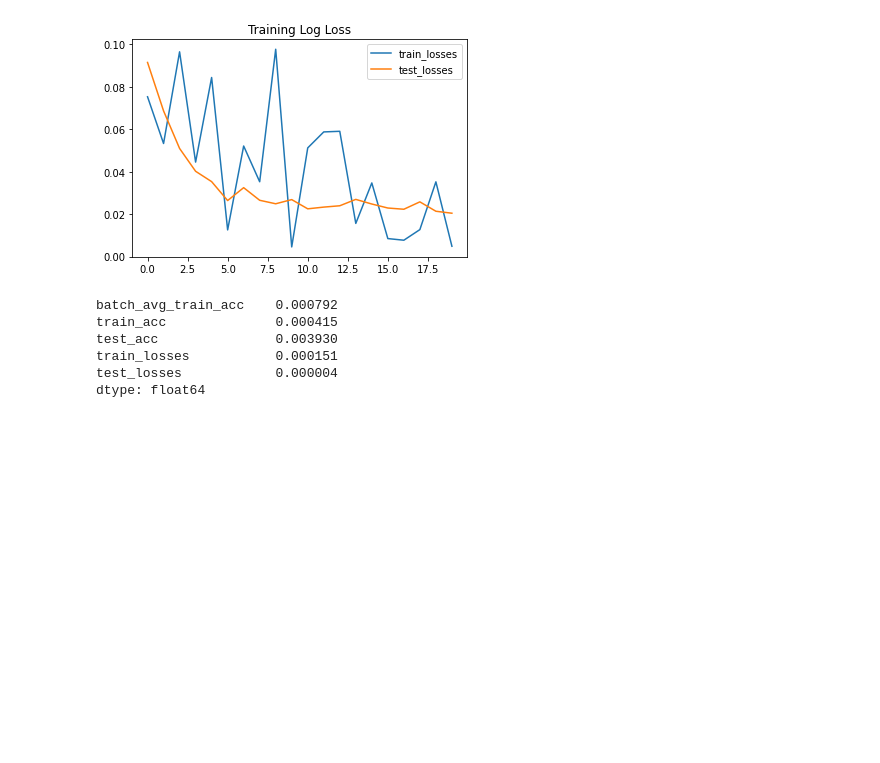
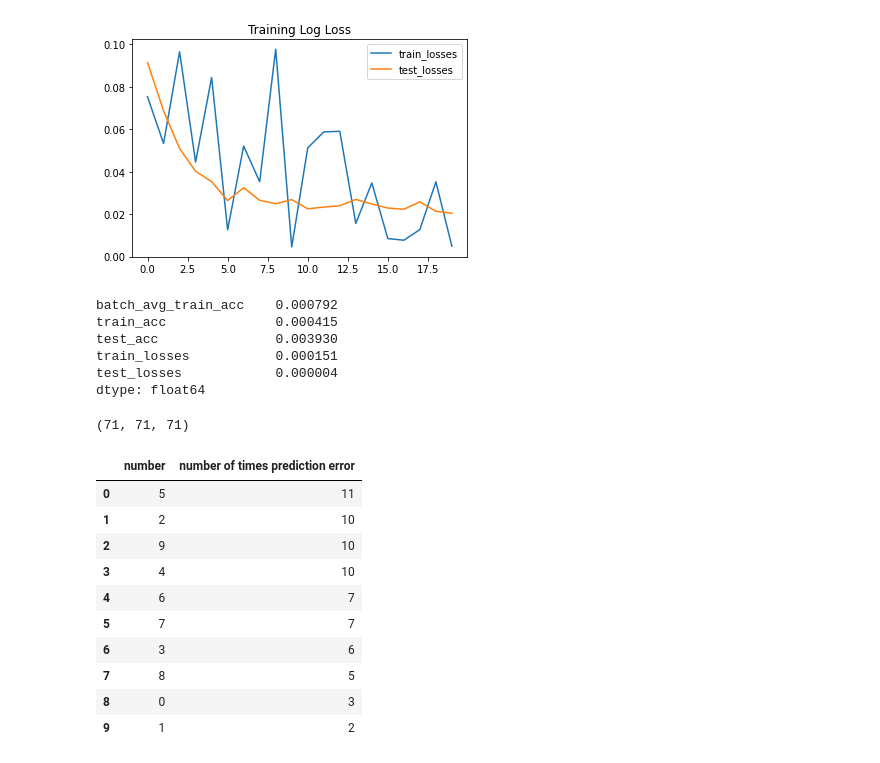
Before and after one commit to eva-6-3/Session_5_assignment, a Jupyter notebook: experiment_2/Experiment_2.ipynb, the cells around one changed output. Saved outputs shown, nothing was run; the diff lists cells and outputs as text; code cells hidden in the pictures; blank space fills up the shorter version.

```diff
--- a/experiment_2/Experiment_2.ipynb
+++ b/experiment_2/Experiment_2.ipynb
@@ -413,0 +468,19 @@ dtype: float64
+# %%
+len(wrong_correct), len(wrong_predicted), len(wrong_image_data)
+# %% [output]
+(71, 71, 71)
+# %%
+mskts = pd.DataFrame(Counter(wrong_correct).most_common(), columns=['number', 'number of times prediction error'])
+mskts
+# %% [output]
+|  | number | number of times prediction error |
+| 0 | 5 | 11 |
+| 1 | 2 | 10 |
+| 2 | 9 | 10 |
+| 3 | 4 | 10 |
+| 4 | 6 | 7 |
+| 5 | 7 | 7 |
+| 6 | 3 | 6 |
+| 7 | 8 | 5 |
+| 8 | 0 | 3 |
+| 9 | 1 | 2 |
```
Also changed, not shown: parts of 5 cells of this notebook.
